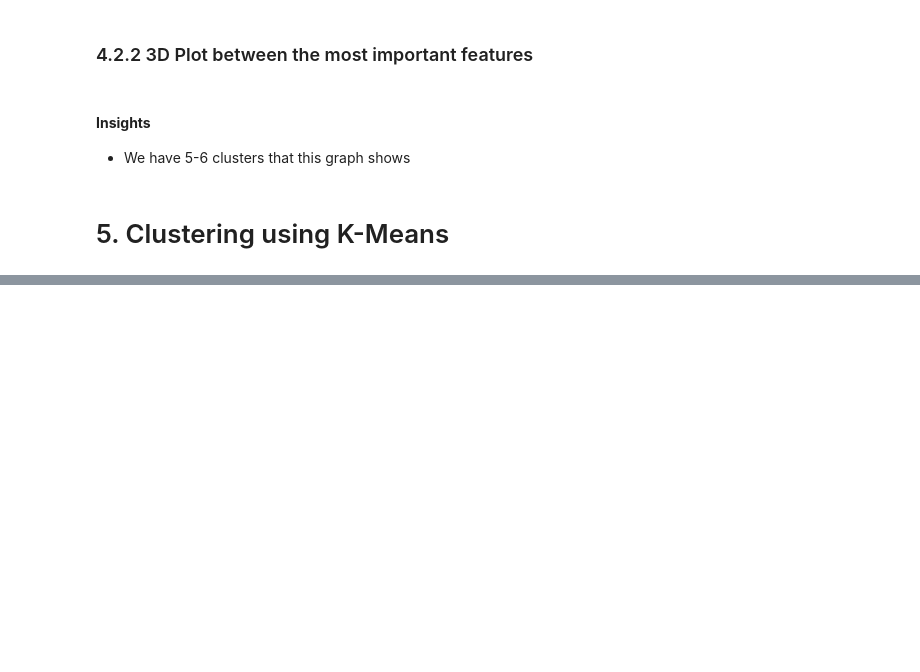
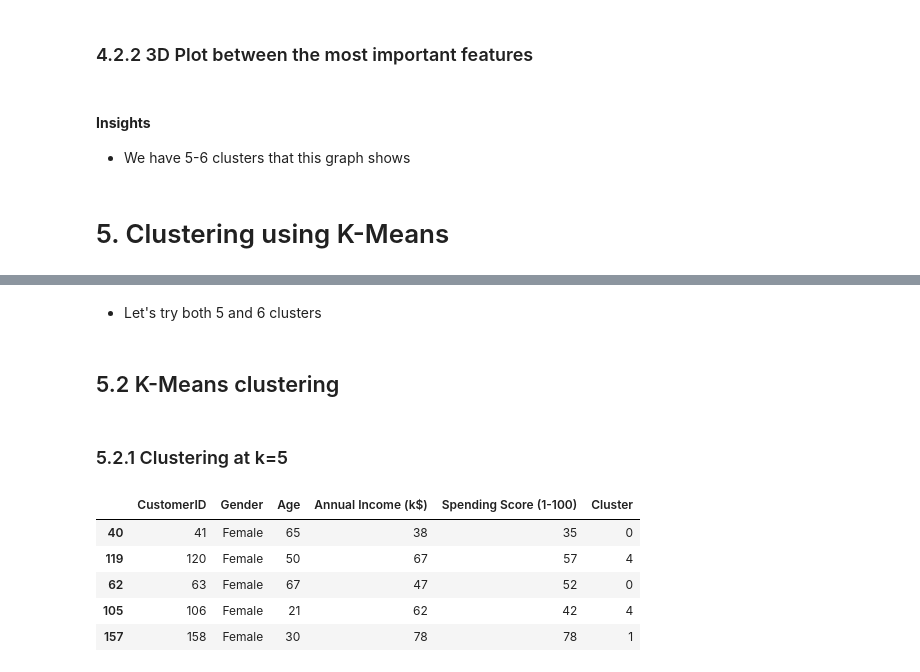
Before and after one commit to Zayed-2211/mall-customer-analysis, a Jupyter notebook: notebook.ipynb, the cells around one changed output, grey strips where cells are left out. Cells and saved outputs as stored; diff of their text form; code cells hidden in the pictures; blank space fills up the shorter version.

```diff
--- a/notebook.ipynb
+++ b/notebook.ipynb
@@ -322,0 +352,23 @@ fig.show()
+# %% [markdown]
+- Let's try both 5 and 6 clusters
+# %% [markdown]
+## 5.2 K-Means clustering
+# %% [markdown]
+### 5.2.1 Clustering at k=5
+# %%
+# Copy the data
+df_k5 = df.copy(deep=True)
+
+# Apply KMeans clustering with K=5
+kmeans = KMeans(n_clusters=5, random_state=00)
+df_k5['Cluster'] = kmeans.fit_predict(df[['Age', 'Annual Income (k$)', 'Spending Score (1-100)']])
+
+# Check the cluster assignments
+df_k5.sample(5)
+# %% [output]
+|  | CustomerID | Gender | Age | Annual Income (k$) | Spending Score (1-100) | Cluster |
+| 40 | 41 | Female | 65 | 38 | 35 | 0 |
+| 119 | 120 | Female | 50 | 67 | 57 | 4 |
+| 62 | 63 | Female | 67 | 47 | 52 | 0 |
+| 105 | 106 | Female | 21 | 62 | 42 | 4 |
+| 157 | 158 | Female | 30 | 78 | 78 | 1 |
```
Also changed, not shown: parts of 9 cells of this notebook.
